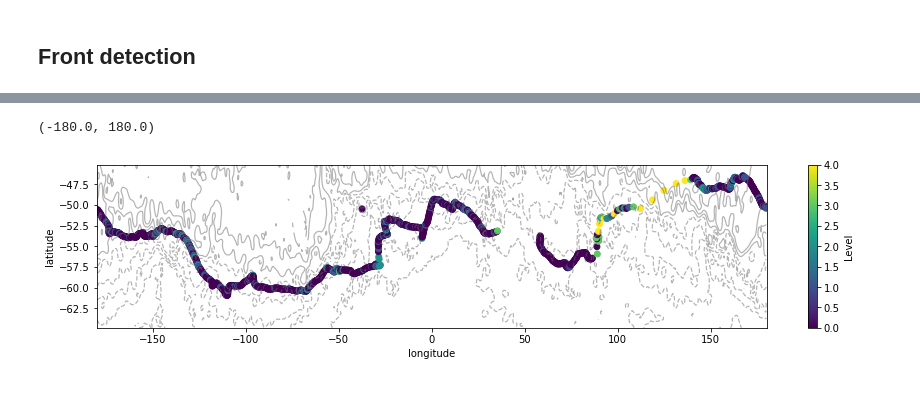
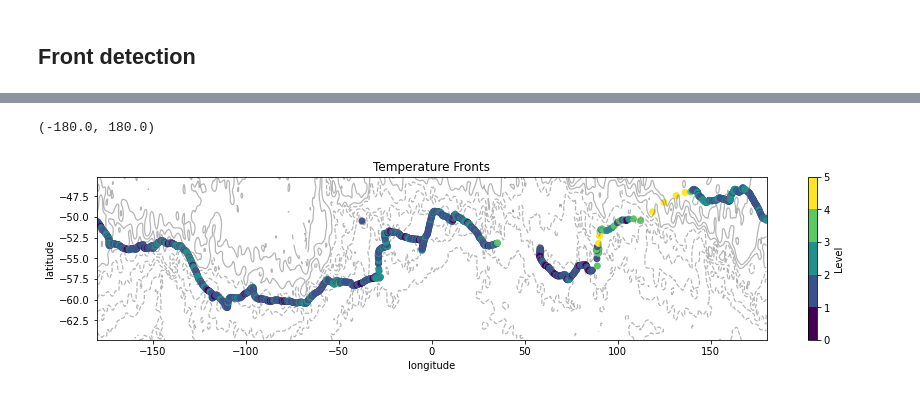
Before and after one commit to oceanhackweek/ohw22-proj-front-finder, a Jupyter notebook: scripts/view_data-MJ.ipynb, the cells around one changed output, grey strips where cells are left out. Saved outputs shown, nothing was run; the diff lists cells and outputs as text; code cells hidden in the pictures.

Commit message:
Updated notebook showing temperature fronts.

```diff
--- a/scripts/view_data-MJ.ipynb
+++ b/scripts/view_data-MJ.ipynb
@@ -18,4 +16,4 @@ plt.rc('font', size=12)
 # %%
 adt = functions.import_cmems('adt',
       'https://my.cmems-du.eu/thredds/dodsC/cmems_obs-sl_glo_phy-ssh_my_allsat-l4-duacs-0.25deg_P1D',
-      'mjakes', 'ohw_22_MJ', -180, 180, -65, -45, '2019-01-01', '2019-03-01')
+      username, password, -180, 180, -65, -45, '2019-01-01', '2019-03-01')
@@ -138,8 +132,6 @@ def detect_fronts(df, var, criterion, x = 'distance_km', x_bin = 20):
     df_group_mean['level'] = pd.cut(df_group_mean['d_var_dx'], criterion, labels = False)
 
     return df_group_mean
-# %%
-fronts = detect_fronts(df, var, criterion)
 # %%
 def minimum_obs(group):
     if len(group) < 10:
@@ -155,13 +141,23 @@ plt.plot(df_group_mean.distance_km, df_group_mean.d_var_dx)
-# %%
-fig, ax = plt.subplots(figsize = (15,3))
-plt.scatter(fronts.longitude, fronts.latitude, c = fronts.level)
-
-CS = mean_sea_level.plot.contour(colors = 'dimgrey', alpha = 0.5, linewidths = 1.2, levels = adt_levels)
-plt.xlabel('longitude')
-plt.ylabel('latitude')
-plt.colorbar(label = 'Level')
-
-plt.xlim(-180,180)
-# %% [output]
-(-180.0, 180.0)
-[figure, removed]
+# %%
+# input the data variable that you want to find fronts with
+var = 'TEMP_CTD_RBR_MEAN'
+criterion = [0.01, 0.05, 0.25, 0.75, 1]
+
+temp_fronts = detect_fronts(df, var, criterion)
+# %%
+fig, ax = plt.subplots(figsize = (15,3))
+
+cmap = plt.cm.viridis
+norm = mpl.colors.BoundaryNorm(np.arange(0, len(criterion)+1, 1), cmap.N)
+
+plt.scatter(fronts.longitude, fronts.latitude, c = fronts.level, norm = norm)
+
+CS = mean_sea_level.plot.contour(colors = 'dimgrey', alpha = 0.5, linewidths = 1.2, levels = adt_levels)
+plt.xlabel('longitude')
+plt.ylabel('latitude')
+plt.colorbar(label = 'Level', ticks = np.arange(0, len(criterion)+1, 1))
+plt.title('Temperature Fronts')
+plt.xlim(-180,180)
+# %% [output]
+(-180.0, 180.0)
+[figure, added]
```
Also changed, not shown: parts of 5 cells of this notebook.
